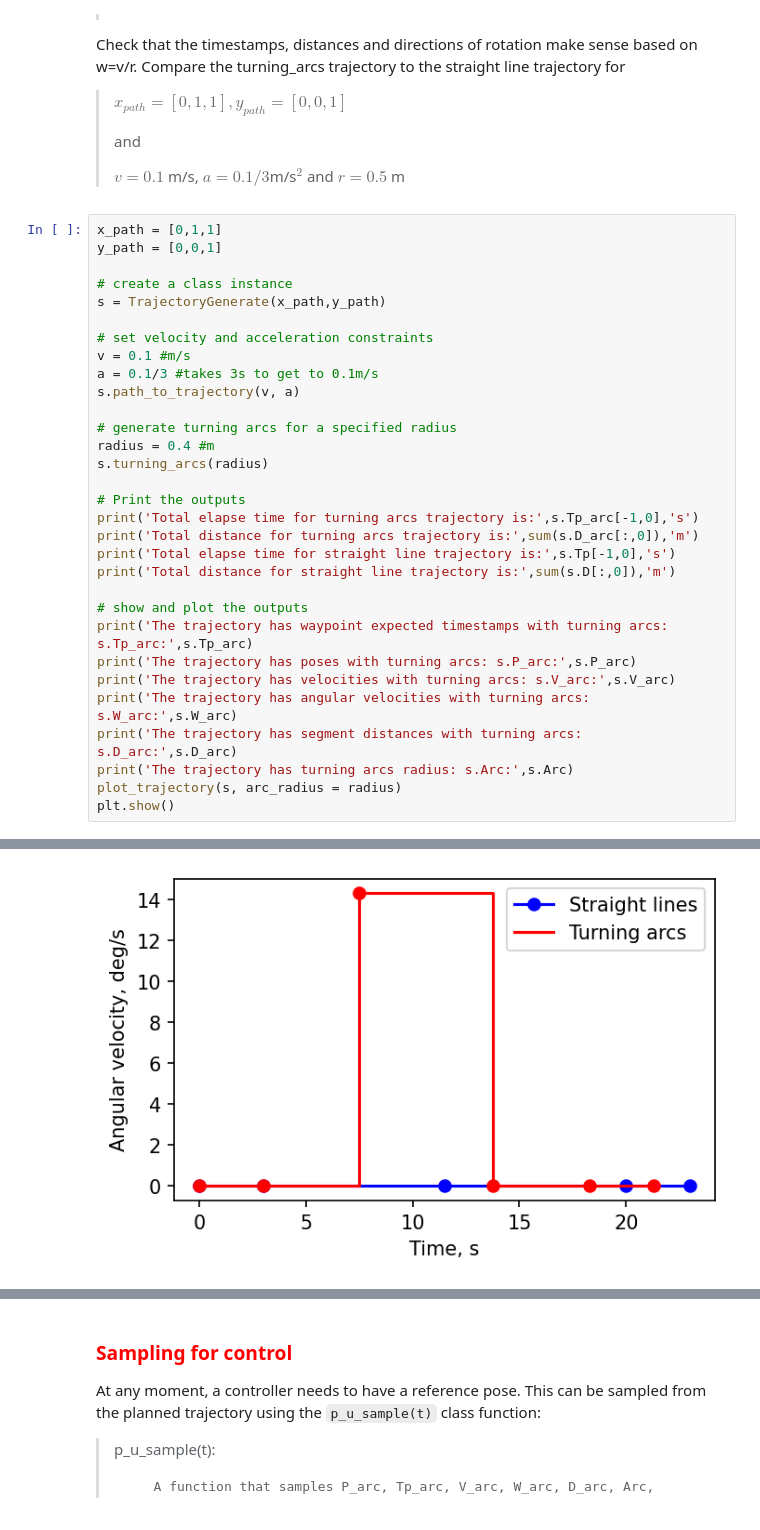
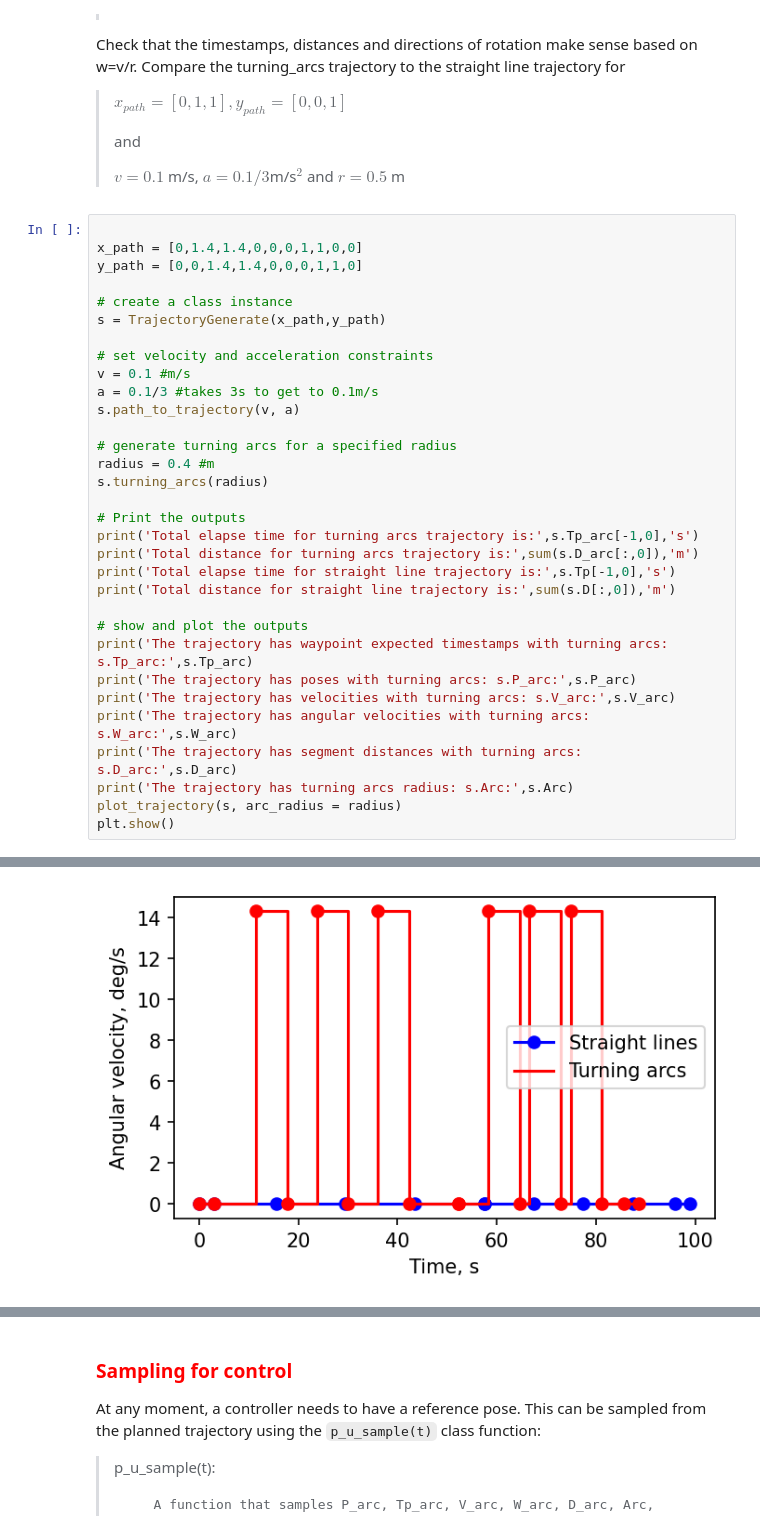
Before and after one commit to skyemckech/FEEG6043-Group, a Jupyter notebook: src/Tutorials/planning_control_finished.ipynb, the cells around one changed output, grey strips where cells are left out. Cells and saved outputs as stored; diff of their text form.

```diff
--- a/src/Tutorials/planning_control_finished.ipynb
+++ b/src/Tutorials/planning_control_finished.ipynb
@@ -144,8 +144,9 @@ Check that the timestamps, distances and directions of rotation make sense based
 >
 > $v = 0.1$ m/s, $a = 0.1/3$m/s$^2$ and  $r =0.5$ m
 # %%
-x_path = [0,1,1]
-y_path = [0,0,1]
+
+x_path = [0,1.4,1.4,0,0,0,1,1,0,0]
+y_path = [0,0,1.4,1.4,0,0,0,1,1,0]
 
 # create a class instance
 s = TrajectoryGenerate(x_path,y_path)
@@ -196 +197 @@ The trajectory has poses with turning arcs: s.P_arc: [[0.00000000e+00 0.00000000
-[figure, old version]
+[figure, new version]
```
Also changed, not shown: parts of 2 cells of this notebook, 2 other files.
